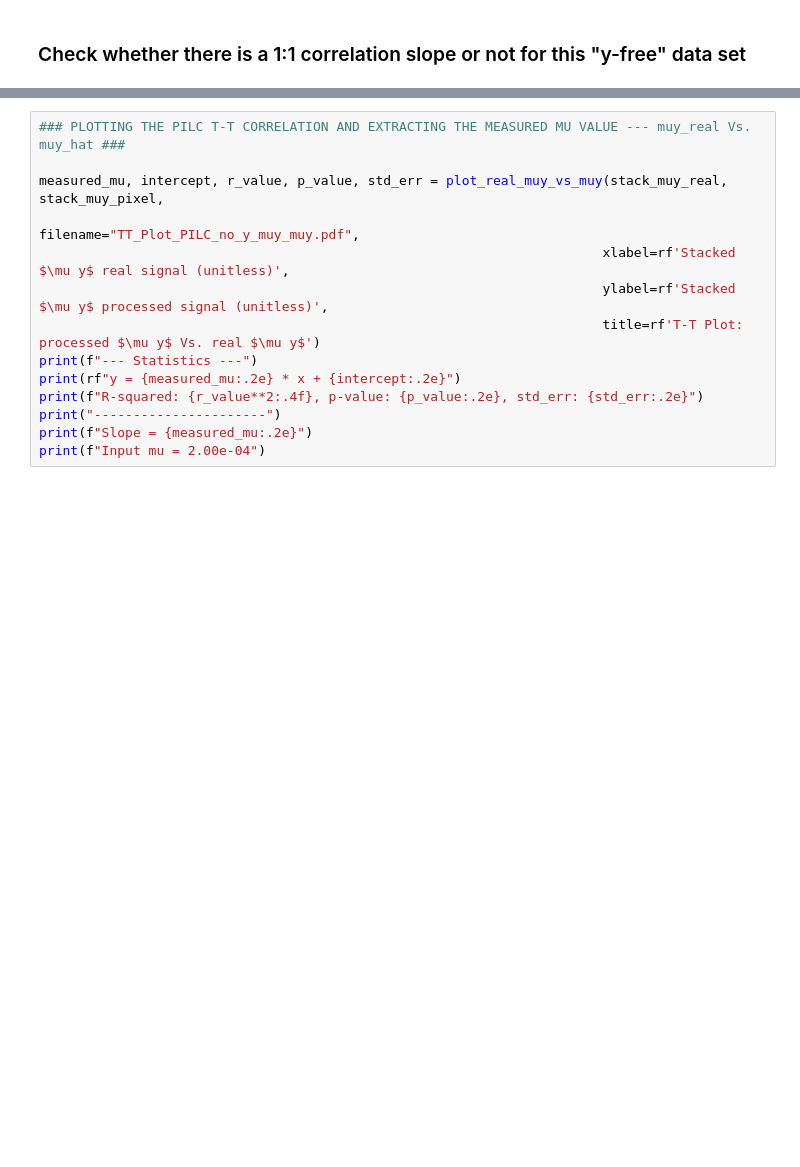
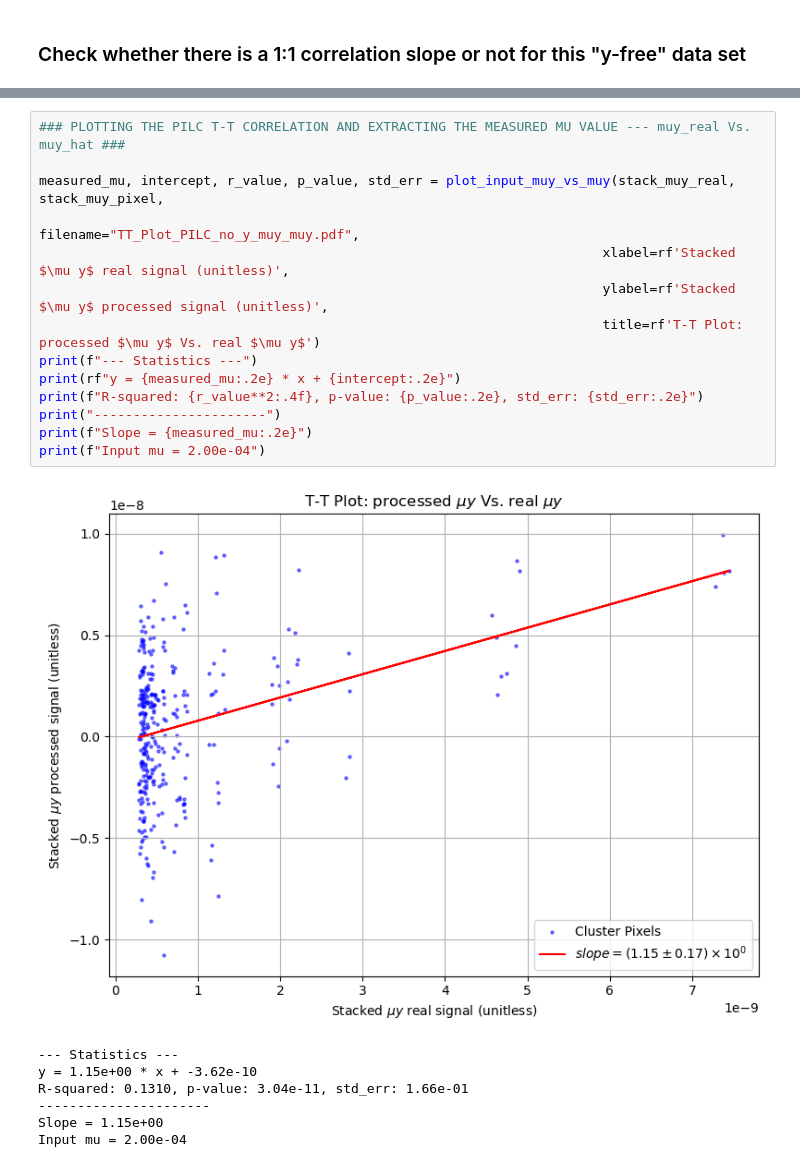
Before and after one commit to JoanRibotOliver/TFM, a Jupyter notebook: Code/ILC_no_y_0.2muK.ipynb, the cells around one changed output, grey strips where cells are left out. Drawn from its saved outputs; the diff is of its cells as text; blank space fills up the shorter version.

```diff
--- a/Code/ILC_no_y_0.2muK.ipynb
+++ b/Code/ILC_no_y_0.2muK.ipynb
@@ -904,17 +1123,25 @@ def plot_real_muy_vs_muy(stack_real_muy, stack_muy,
 # %%
 ### PLOTTING THE PILC T-T CORRELATION AND EXTRACTING THE MEASURED MU VALUE --- muy_real Vs. muy_hat ###
 
-measured_mu, intercept, r_value, p_value, std_err = plot_real_muy_vs_muy(stack_muy_real, stack_muy_pixel,
+measured_mu, intercept, r_value, p_value, std_err = plot_input_muy_vs_muy(stack_muy_real, stack_muy_pixel,
                                                                         filename="TT_Plot_PILC_no_y_muy_muy.pdf",
                                                                         xlabel=rf'Stacked $\mu y$ real signal (unitless)',
                                                                         ylabel=rf'Stacked $\mu y$ processed signal (unitless)',
                                                                         title=rf'T-T Plot: processed $\mu y$ Vs. real $\mu y$')
 print(f"--- Statistics ---")
 print(rf"y = {measured_mu:.2e} * x + {intercept:.2e}")
 print(f"R-squared: {r_value**2:.4f}, p-value: {p_value:.2e}, std_err: {std_err:.2e}")
 print("----------------------")
 print(f"Slope = {measured_mu:.2e}")
 print(f"Input mu = 2.00e-04")
+# %% [output]
+[figure, added]
+--- Statistics ---
+y = 1.15e+00 * x + -3.62e-10
+R-squared: 0.1310, p-value: 3.04e-11, std_err: 1.66e-01
+----------------------
+Slope = 1.15e+00
+Input mu = 2.00e-04
 # %%
 ### PLOTTING THE HILC T-T CORRELATION AND EXTRACTING THE MEASURED MU VALUE --- muy_real Vs. muy_hat ###
 
```
Also changed, not shown: parts of 24 cells of this notebook, 38 other files.
